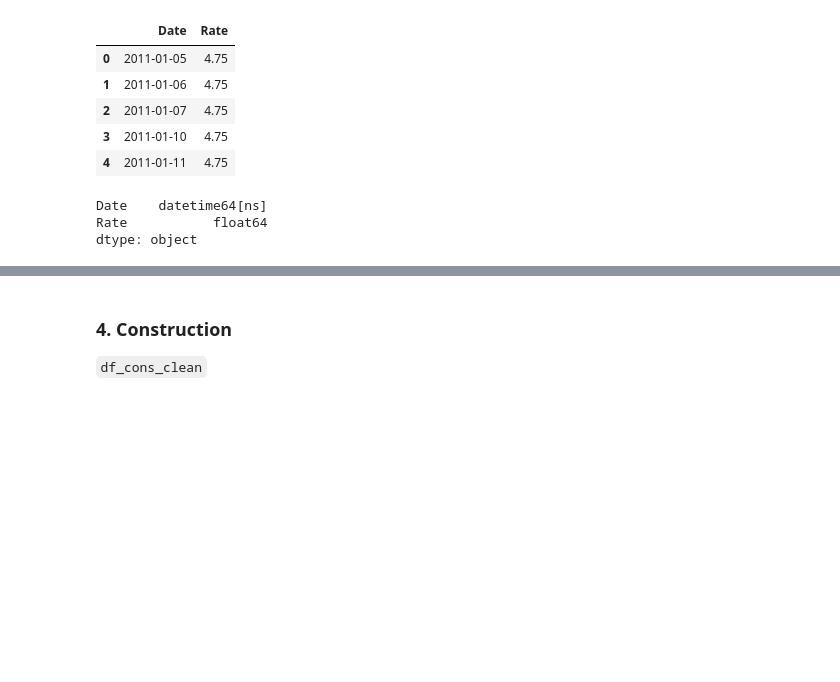
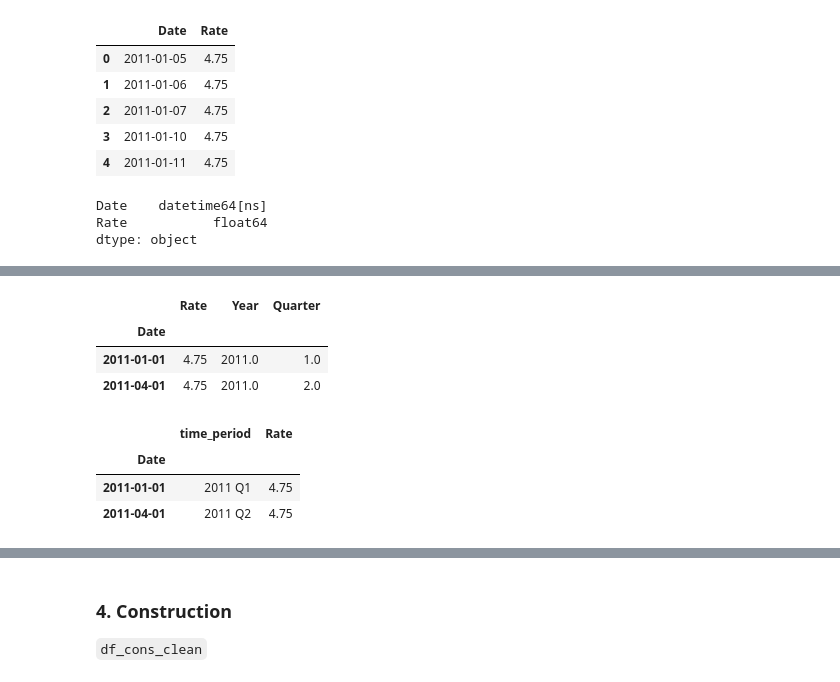
Before and after one commit to walthersy/NSW-house-price, a Jupyter notebook: Chris - Data Cleaning Pt2 (LGA mapping & features data).ipynb, the cells around one changed output, grey strips where cells are left out. Drawn from its saved outputs; the diff is of its cells as text; code cells hidden in the pictures; blank space fills up the shorter version.

```diff
--- a/Chris - Data Cleaning Pt2 (LGA mapping & features data).ipynb
+++ b/Chris - Data Cleaning Pt2 (LGA mapping & features data).ipynb
@@ -525,0 +162,26 @@ age_bracket_delta
+# %%
+# create new column with average rate per quarter
+quarter_rates = interest.resample('QS').mean()
+quarter_rates.head(2)
+# %% [output]
+|  | Rate | Year | Quarter |
+| Date |  |  |  |
+| 2011-01-01 | 4.75 | 2011.0 | 1.0 |
+| 2011-04-01 | 4.75 | 2011.0 | 2.0 |
+# %%
+# convert year and quarter to int
+quarter_rates["Year"] = quarter_rates["Year"].astype(int)
+quarter_rates["Quarter"] = quarter_rates["Quarter"].astype(int)
+
+# create time period variable for join from 'Year' and 'Quarter'
+quarter_rates["time_period"] = quarter_rates["Year"].map(str) + " Q" + quarter_rates["Quarter"].map(str)
+quarter_rates.head()
+
+# Drop 'Year' and 'Quarter'
+rates_join = quarter_rates[["time_period", "Rate"]]
+rates_join.head(2)
+# %% [output]
+|  | time_period | Rate |
+| Date |  |  |
+| 2011-01-01 | 2011 Q1 | 4.75 |
+| 2011-04-01 | 2011 Q2 | 4.75 |
```
Also changed, not shown: parts of 118 cells of this notebook.
